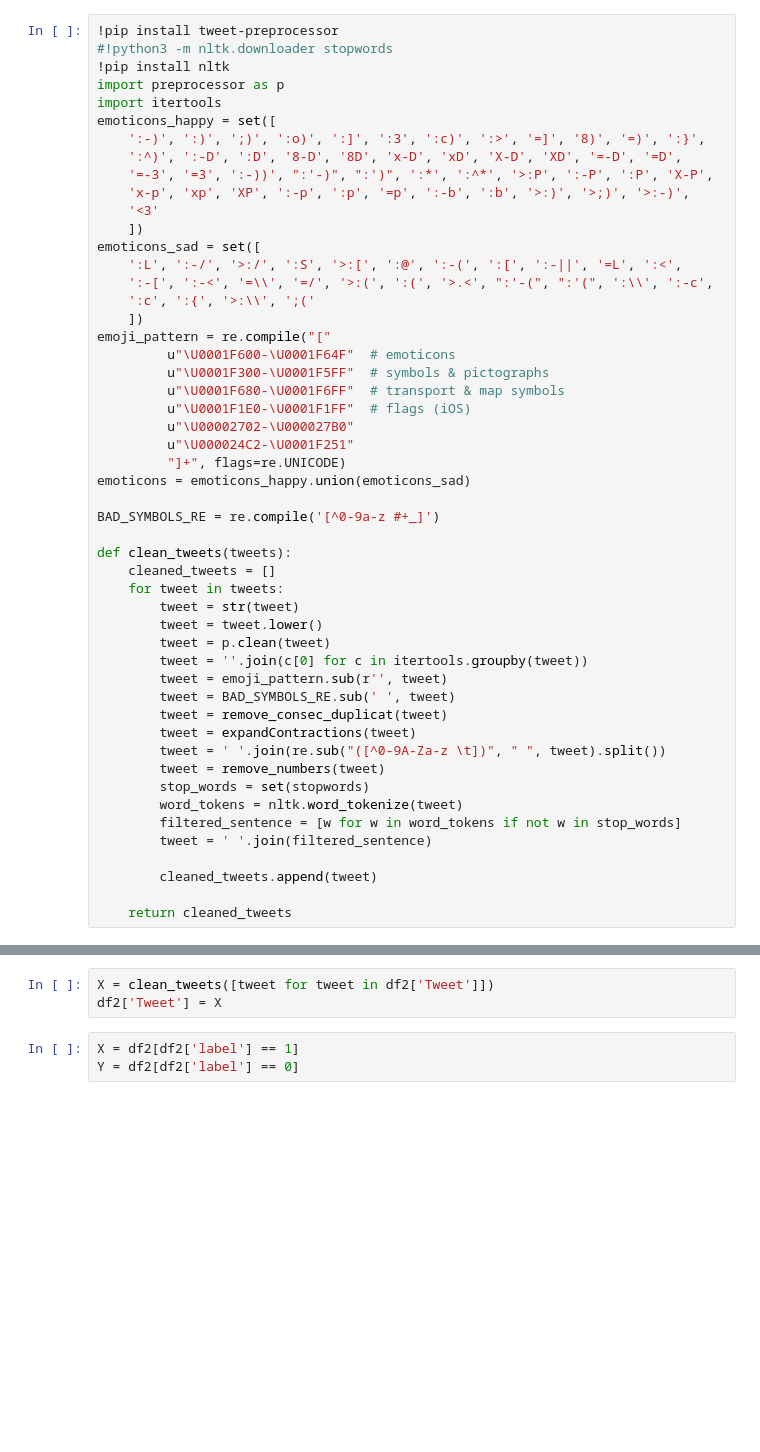
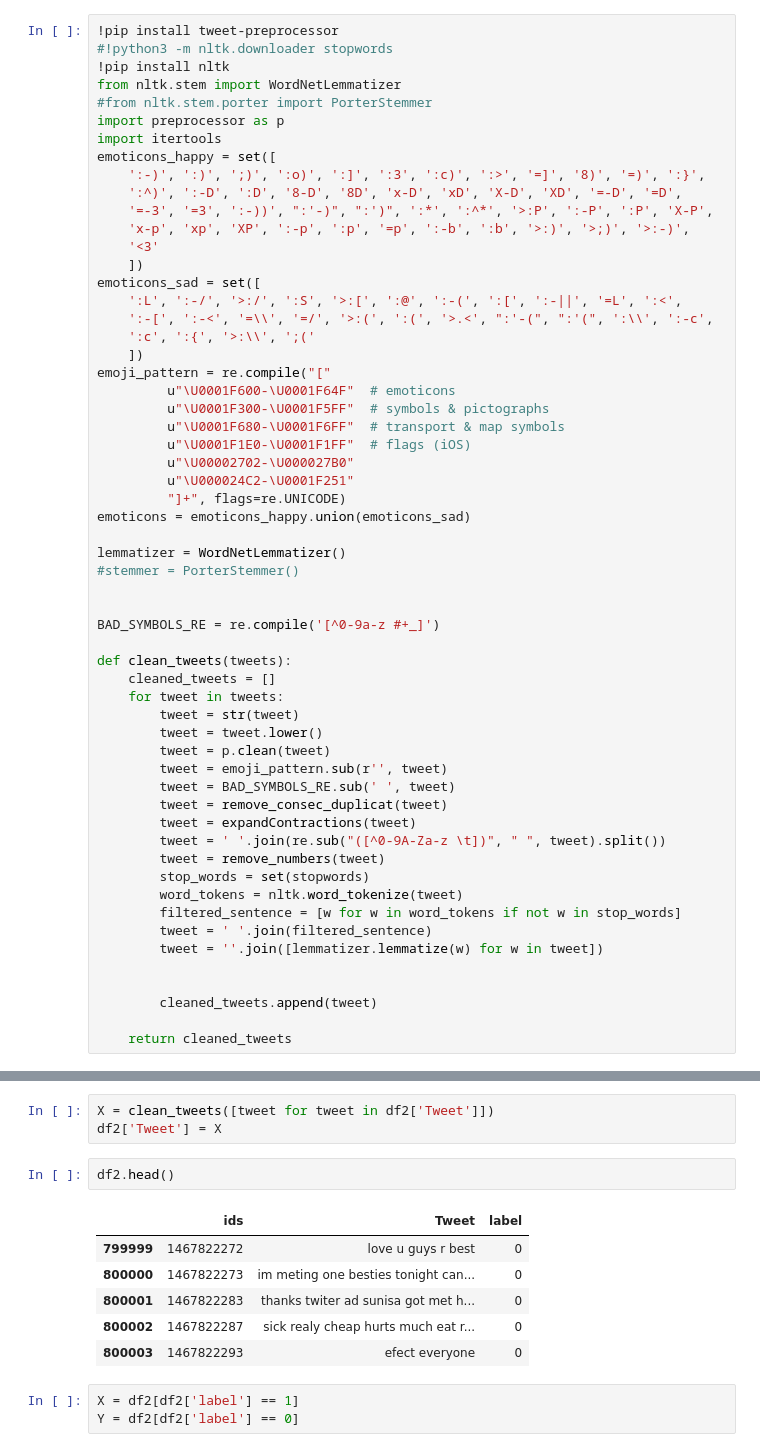
Before and after one commit to JoacoSoulez/Smart-Detector-of-Depressive-Disorder, a Jupyter notebook: notebooks/CleanData.ipynb, the cells around one changed output, grey strips where cells are left out. Cells and saved outputs as stored; diff of their text form; blank space fills up the shorter version.

Commit message:
CleanData.ipynb con lemmatizer

```diff
--- a/notebooks/CleanData.ipynb
+++ b/notebooks/CleanData.ipynb
@@ -263,6 +263,8 @@ def remove_consec_duplicat(s):
 !pip install tweet-preprocessor
 #!python3 -m nltk.downloader stopwords
 !pip install nltk
+from nltk.stem import WordNetLemmatizer
+#from nltk.stem.porter import PorterStemmer
 import preprocessor as p
 import itertools
 emoticons_happy = set([
@@ -287,6 +289,10 @@ emoji_pattern = re.compile("["
          "]+", flags=re.UNICODE)
 emoticons = emoticons_happy.union(emoticons_sad)
 
+lemmatizer = WordNetLemmatizer()
+#stemmer = PorterStemmer()
+
+
 BAD_SYMBOLS_RE = re.compile('[^0-9a-z #+_]')
 
 def clean_tweets(tweets):
@@ -295,7 +301,6 @@ def clean_tweets(tweets):
         tweet = str(tweet)
         tweet = tweet.lower()
         tweet = p.clean(tweet)
-        tweet = ''.join(c[0] for c in itertools.groupby(tweet))
         tweet = emoji_pattern.sub(r'', tweet)
         tweet = BAD_SYMBOLS_RE.sub(' ', tweet)
         tweet = remove_consec_duplicat(tweet)
@@ -306,6 +311,8 @@ def clean_tweets(tweets):
         word_tokens = nltk.word_tokenize(tweet)
         filtered_sentence = [w for w in word_tokens if not w in stop_words]
         tweet = ' '.join(filtered_sentence)
+        tweet = ''.join([lemmatizer.lemmatize(w) for w in tweet])
+
 
         cleaned_tweets.append(tweet)
 
@@ -322,6 +334,15 @@ df2 = df.copy()
 # %%
 X = clean_tweets([tweet for tweet in df2['Tweet']])
 df2['Tweet'] = X
+# %%
+df2.head()
+# %% [output]
+|  | ids | Tweet | label |
+| 799999 | 1467822272 | love u guys r best | 0 |
+| 800000 | 1467822273 | im meting one besties tonight can... | 0 |
+| 800001 | 1467822283 | thanks twiter ad sunisa got met h... | 0 |
+| 800002 | 1467822287 | sick realy cheap hurts much eat r... | 0 |
+| 800003 | 1467822293 | efect everyone | 0 |
 # %%
 X = df2[df2['label'] == 1]
 Y = df2[df2['label'] == 0]
```
Also changed, not shown: parts of 9 cells of this notebook.
